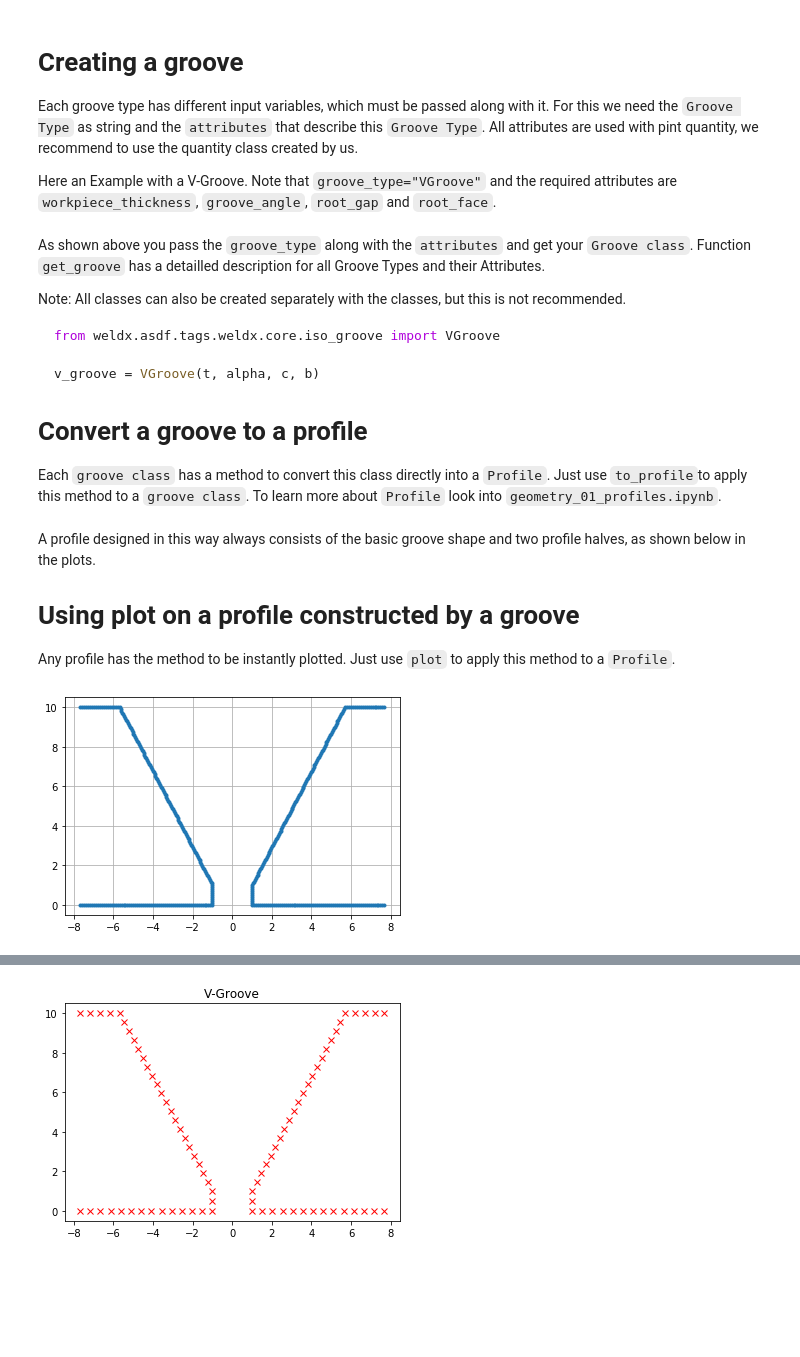
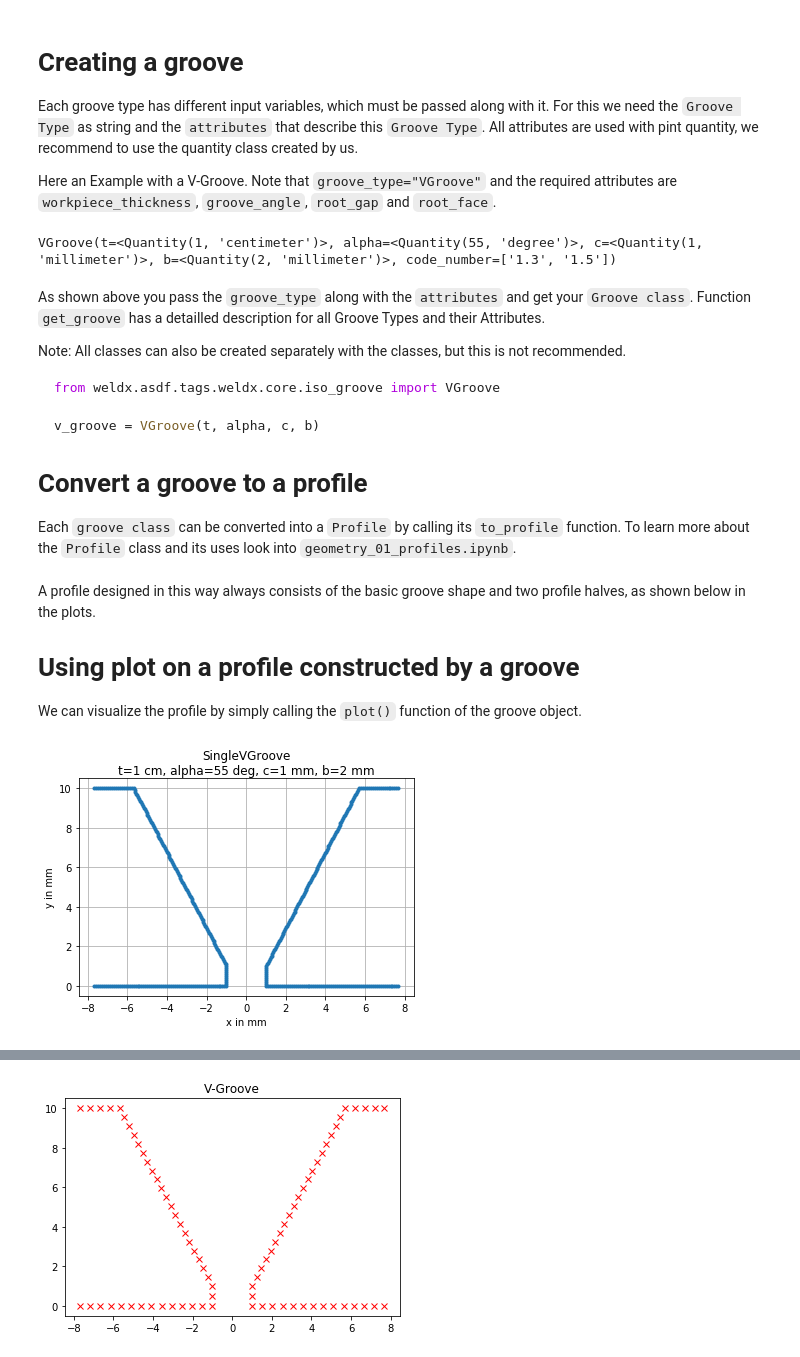
Before and after one commit to BAMWelDX/weldx, a Jupyter notebook: tutorials/groove_types_01.ipynb, the cells around one changed output, grey strips where cells are left out. Drawn from its saved outputs; the diff is of its cells as text; code cells hidden in the pictures; blank space fills up the shorter version.

Commit message:
update groove tutorial

```diff
--- a/tutorials/groove_types_01.ipynb
+++ b/tutorials/groove_types_01.ipynb
@@ -33,8 +28,8 @@ Each groove type has different input variables, which must be passed along with
 
 Here an Example with a V-Groove. Note that `groove_type="VGroove"` and the required attributes are `workpiece_thickness`, `groove_angle`, `root_gap` and `root_face`.
 # %%
-# Workpiece thickness
-t = Quantity(10, "mm")
+# Workpiece thickness (note the use of 'cm')
+t = Quantity(1, "cm")
 # groove angle
 alpha = Quantity(55, "deg")
 # root gap
@@ -49,6 +44,10 @@ v_groove = get_groove(
     root_gap=b,
     root_face=c,
 )
+
+display(v_groove)
+# %% [output]
+VGroove(t=<Quantity(1, 'centimeter')>, alpha=<Quantity(55, 'degree')>, c=<Quantity(1, 'millimeter')>, b=<Quantity(2, 'millimeter')>, code_number=['1.3', '1.5'])
 # %% [markdown]
 As shown above you pass the `groove_type` along with the `attributes` and get your `Groove class`. Function `get_groove` has a detailled description for all Groove Types and their Attributes.
 
@@ -61,7 +60,7 @@ v_groove = VGroove(t, alpha, c, b)
 
 # Convert a groove to a profile
 
-Each `groove class` has a method to convert this class directly into a `Profile`. Just use `to_profile`to apply this method to a `groove class`. To learn more about `Profile` look into `geometry_01_profiles.ipynb`.
+Each `groove class` can be converted into a `Profile` by calling its `to_profile` function. To learn more about the `Profile` class and its uses look into `geometry_01_profiles.ipynb`.
 # %%
 v_profile = v_groove.to_profile()
 # %% [markdown]
@@ -69,11 +68,11 @@ A profile designed in this way always consists of the basic groove shape and two
 
 # Using plot on a profile constructed by a groove
 
-Any profile has the method to be instantly plotted. Just use `plot` to apply this method to a `Profile`.
+We can visualize the profile by simply calling the `plot()` function of the groove object.
 # %%
-v_profile.plot()
+v_groove.plot()
 # %% [output]
-[figure, old version]
+[figure, new version]
 # %% [markdown]
 As explained above you see that this V-groove has two halves and a V-Groove layout. The plot scaling is always in `millimeter`.
 
```
Also changed, not shown: parts of 14 cells of this notebook.
